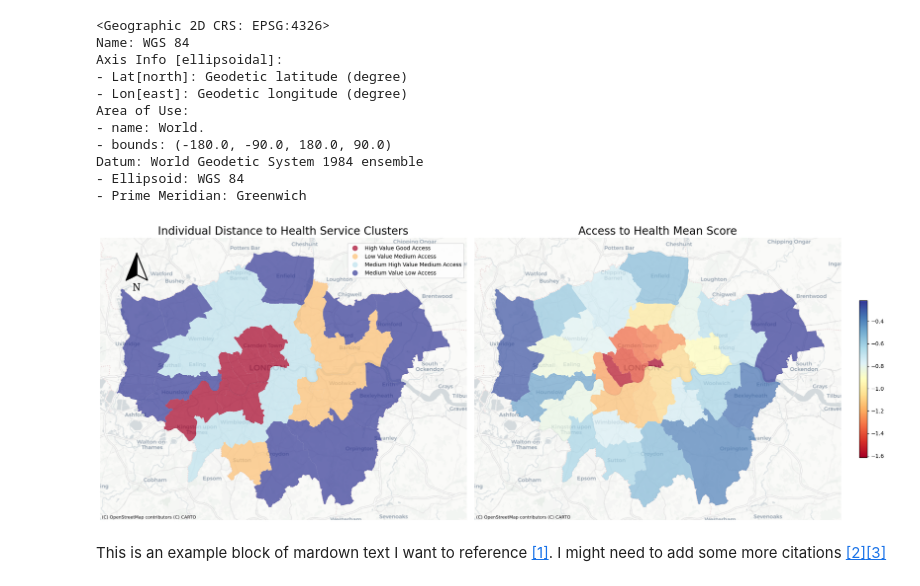
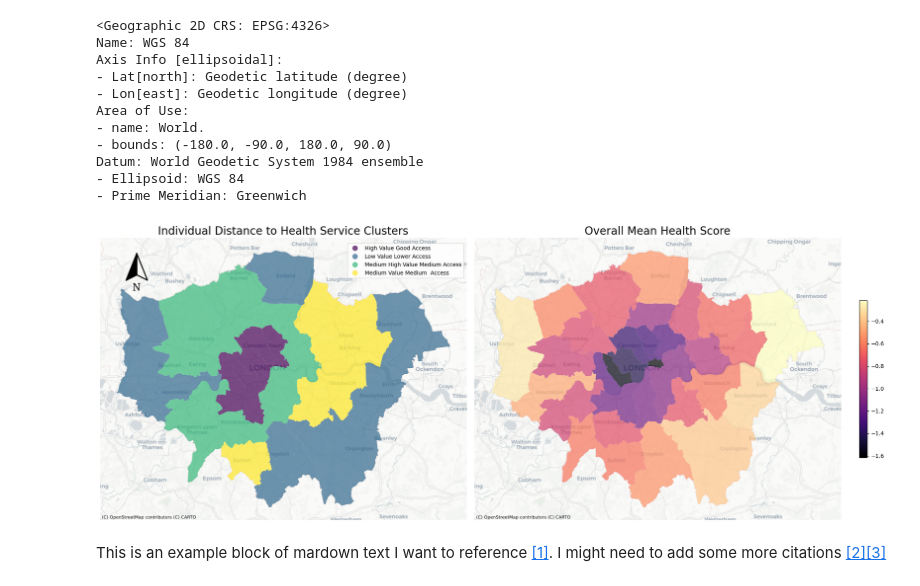
Before and after one commit to Jonathan-C-Barrett/GEOG5990M, a Jupyter notebook: GEOG5003M_Final_Project_template.ipynb, the cells around one changed output. Drawn from its saved outputs; the diff is of its cells as text; code cells hidden in the pictures.

```diff
--- a/GEOG5003M_Final_Project_template.ipynb
+++ b/GEOG5003M_Final_Project_template.ipynb
@@ -777,7 +852,7 @@ plt.show()
 # %%
 # run the model with minimum needed for minimal change in this instance 4
 km4 = cluster.KMeans(n_clusters=4,init="random", random_state=123)
-km4cls = km4.fit(health_prop_LAD_ldn[['ah4gp', 'ah4hosp', 'ah4phar', 'ah4leis','2016_mean']].values)
+km4cls = km4.fit(health_prop_LAD_ldn[['ah4dent','ah4gp', 'ah4hosp', 'ah4phar', 'ah4leis','2016_mean']].values)
 # %%
 #create a new column in db with cluster label
 health_prop_LAD_ldn['cluster'] = km4cls.labels_
@@ -836,10 +930,10 @@ sns.catplot(health_prop_LAD_clusters_median_to_plot,
 health_prop_LAD_ldn['Cluster_description']=""
 # %%
 #update names of each cluster
-health_prop_LAD_ldn.loc[health_prop_LAD_ldn['cluster']==0,'Cluster_description']='Medium Value Low Access'
+health_prop_LAD_ldn.loc[health_prop_LAD_ldn['cluster']==0,'Cluster_description']='Medium Value Medium  Access'
 health_prop_LAD_ldn.loc[health_prop_LAD_ldn['cluster']==1,'Cluster_description']='High Value Good Access'
 health_prop_LAD_ldn.loc[health_prop_LAD_ldn['cluster']==2,'Cluster_description']='Medium High Value Medium Access'
-health_prop_LAD_ldn.loc[health_prop_LAD_ldn['cluster']==3,'Cluster_description']='Low Value Medium Access'
+health_prop_LAD_ldn.loc[health_prop_LAD_ldn['cluster']==3,'Cluster_description']='Low Value Lower Access'
 # %% [markdown]
 # Spatial Visualisation
 # %%
@@ -864,37 +958,37 @@ health_prop_LAD_ldn_WM = health_prop_LAD_ldn.to_crs(epsg=3857)
 # Data Visualisation
 
 #create a figure with 3 subplots
 f,ax = plt.subplots(1,2, figsize=(20,20), layout='constrained')
 
 
 #plot cluster description
-health_prop_LAD_ldn_WM.plot(ax=ax[0], column ='Cluster_description', alpha=0.7, cmap='RdYlBu', legend=True)
+health_prop_LAD_ldn_WM.plot(ax=ax[0], column ='Cluster_description', alpha=0.7, cmap='viridis', legend=True)
 #add basemap
 ctx.add_basemap(ax=ax[0], source=ctx.providers.CartoDB.Positron, crs=health_prop_LAD_ldn_WM.crs)
 # add title
 ax[0].set_title('Individual Distance to Health Service Clusters', fontsize=20)
 # add a North arrow
 add_north_arrow(ax=ax[0], scale=.75, xlim_pos=0.1, ylim_pos=.85, color='#000', text_scaler=2, text_yT=-1.25)
 # position legend
 ax[0].get_legend().set_bbox_to_anchor((1.0, 0.99))
 
 
 #plot health access score
-health_prop_LAD_ldn_WM.plot(ax=ax[1], column ='ah4h', alpha=0.7, legend=True, cmap='RdYlBu',legend_kwds={'shrink': 0.2})
+health_prop_LAD_ldn_WM.plot(ax=ax[1], column ='ah4h', alpha=0.7, legend=True, cmap='magma',legend_kwds={'shrink': 0.2})
 #add basemap
 ctx.add_basemap(ax=ax[1], source=ctx.providers.CartoDB.Positron, crs=health_prop_LAD_ldn_WM.crs)
 # add title
-ax[1].set_title('Access to Health Mean Score', fontsize=20)
+ax[1].set_title('Overall Mean Health Score', fontsize=20)
 
 # make axis invisible for subplot 1
 ax[0].set_axis_off()
 
 # make axis invisible for subplot 2
 ax[1].set_axis_off()
 
 plt.show();
 # %% [output]
-[figure, old version]
+[figure, new version]
 # %% [markdown]
 This is an example block of mardown text I want to reference <a href="#ref1">[1]</a>. I might need to add some more citations <a href="#ref2">[2]</a><a href="#ref2">[3]</a>
 # %% [markdown]
```
Also changed, not shown: parts of 16 cells of this notebook.
